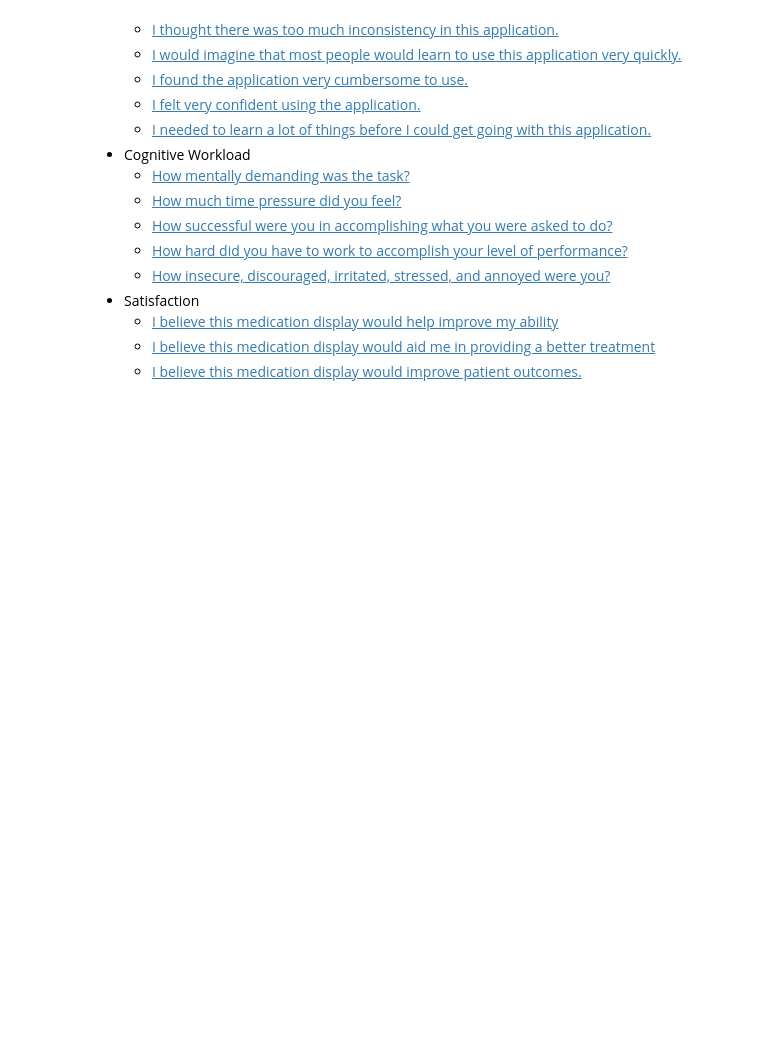
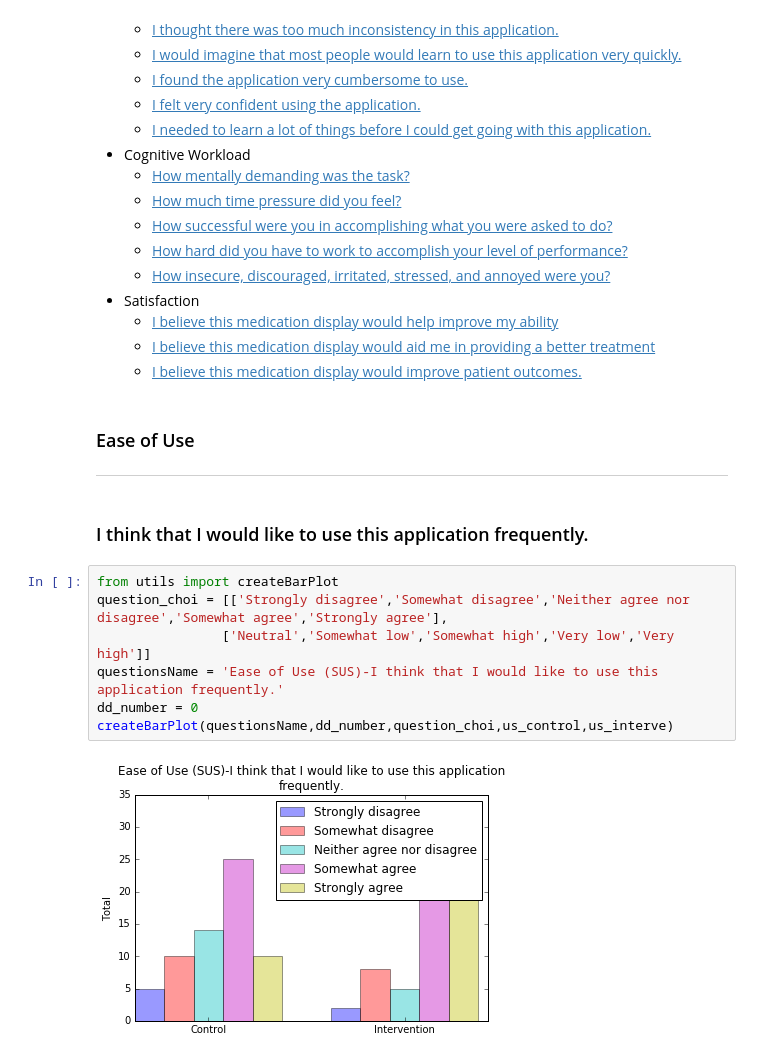
Before and after one commit to Duke-Translational-Bioinformatics/kairx-analysis, a Jupyter notebook: notebooks/med_student_qualtrics_use.ipynb, the cells around one changed output. Cells and saved outputs as stored; diff of their text form; blank space fills up the shorter version.

```diff
--- a/notebooks/med_student_qualtrics_use.ipynb
+++ b/notebooks/med_student_qualtrics_use.ipynb
@@ -43,3 +301,18 @@ There are 3 tasks (Ease of Use, Cognitive Workload, and User Satisfaction) and 1
     - [I believe this medication display would help improve my ability](#s1)
     - [I believe this medication display would aid me in providing a better treatment](#s2)
     - [I believe this medication display would improve patient outcomes.](#s3)
+# %% [markdown]
+### Ease of Use
+---------
+# %% [markdown]
+<a id='e1'></a>
+### I think that I would like to use this application frequently.
+# %%
+from utils import createBarPlot
+question_choi = [['Strongly disagree','Somewhat disagree','Neither agree nor disagree','Somewhat agree','Strongly agree'],
+                ['Neutral','Somewhat low','Somewhat high','Very low','Very high']]
+questionsName = 'Ease of Use (SUS)-I think that I would like to use this application frequently.'
+dd_number = 0
+createBarPlot(questionsName,dd_number,question_choi,us_control,us_interve)
+# %% [output]
+[figure, added]
```
Also changed, not shown: parts of 72 cells of this notebook, 3 other files.
